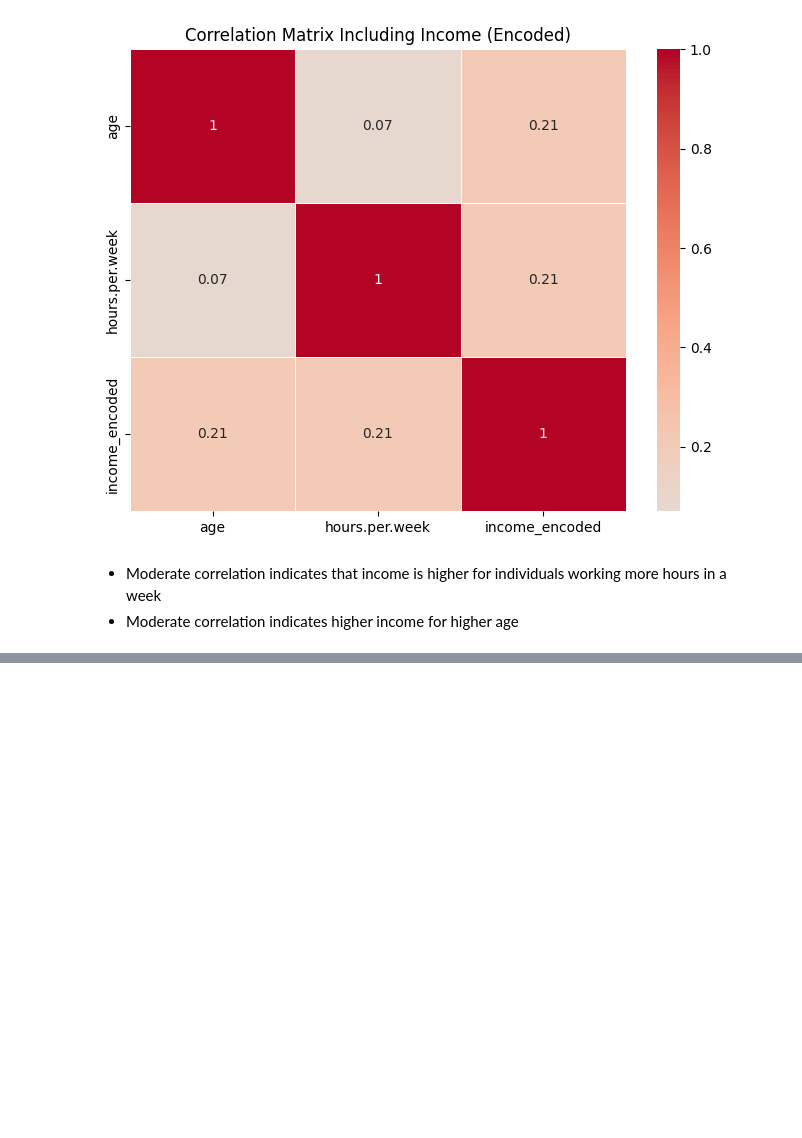
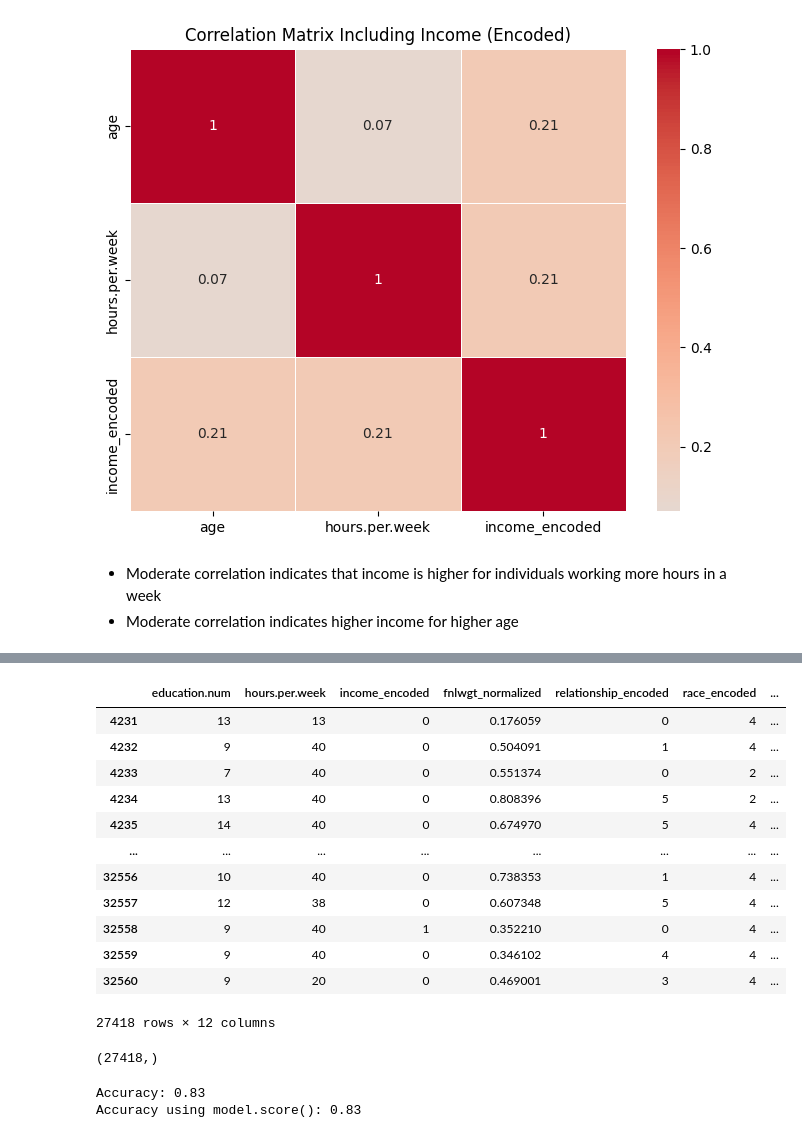
Before and after one commit to atharvawadekar/Adult-census-income-classification, a Jupyter notebook: phase1_eda.ipynb, the cells around one changed output, grey strips where cells are left out. Saved outputs shown, nothing was run; the diff lists cells and outputs as text; code cells hidden in the pictures; blank space fills up the shorter version.

```diff
--- a/phase1_eda.ipynb
+++ b/phase1_eda.ipynb
@@ -1172,0 +1195,27 @@ plt.show()
+# %%
+relationship_encoder = LabelEncoder()
+df['relationship_encoded'] = relationship_encoder.fit_transform(df['relationship'])
+
+race_encoder = LabelEncoder()
+df['race_encoded'] = race_encoder.fit_transform(df['race'])
+
+sex_encoder = LabelEncoder()
+df['sex_encoded'] = sex_encoder.fit_transform(df['sex'])
+
+martial_stat_encoder = LabelEncoder()
+df['marital.status_encoded'] = martial_stat_encoder.fit_transform(df['marital.status'])
+
+workclass_encoder = LabelEncoder()
+df['workclass_encoded'] = workclass_encoder.fit_transform(df['workclass'])
+
+occupation_encoder = LabelEncoder()
+df['occupation_encoded'] = occupation_encoder.fit_transform(df['occupation'])
+# %%
+education_encoder = OrdinalEncoder(categories=[['primary','middle-School','hs-grad','Others','bachelors','phd']])
+df['education_group_encoded'] = education_encoder.fit_transform(df[['education_group']])
+
+capital_diff_encoder = OrdinalEncoder(categories=[['Low','High']])
+df['capital_diff_encoded'] = capital_diff_encoder.fit_transform(df[['capital_diff']])
+
+age_bins_encoder = OrdinalEncoder(categories=[['15-25', '25-35', '35-45', '45-55', '55-65', '65-75','75-85','85-95']])
+df['age_bins_encoded'] = age_bins_encoder.fit_transform(df[['age_bins']])
@@ -1172,0 +1234,30 @@ plt.show()
+# %%
+df_final = df[['education.num','hours.per.week','income_encoded',
+       'fnlwgt_normalized', 'relationship_encoded', 'race_encoded',
+       'sex_encoded', 'marital.status_encoded', 'workclass_encoded',
+       'occupation_encoded', 'education_group_encoded',
+       'capital_diff_encoded']]
+df_final
+# %% [output]
+|  | education.num | hours.per.week | income_encoded | fnlwgt_normalized | relationship_encoded | race_encoded | ... |
+| 4231 | 13 | 13 | 0 | 0.176059 | 0 | 4 | ... |
+| 4232 | 9 | 40 | 0 | 0.504091 | 1 | 4 | ... |
+| 4233 | 7 | 40 | 0 | 0.551374 | 0 | 2 | ... |
+| 4234 | 13 | 40 | 0 | 0.808396 | 5 | 2 | ... |
+| 4235 | 14 | 40 | 0 | 0.674970 | 5 | 4 | ... |
+| ... | ... | ... | ... | ... | ... | ... | ... |
+| 32556 | 10 | 40 | 0 | 0.738353 | 1 | 4 | ... |
+| 32557 | 12 | 38 | 0 | 0.607348 | 5 | 4 | ... |
+| 32558 | 9 | 40 | 1 | 0.352210 | 0 | 4 | ... |
+| 32559 | 9 | 40 | 0 | 0.346102 | 4 | 4 | ... |
+| 32560 | 9 | 20 | 0 | 0.469001 | 3 | 4 | ... |
+27418 rows × 12 columns
+# %%
+features = ['education.num','hours.per.week','fnlwgt_normalized', 'relationship_encoded', 'race_encoded','sex_encoded', 'marital.status_encoded', 'workclass_encoded',
+       'occupation_encoded', 'education_group_encoded',
+       'capital_diff_encoded']
+target = ['income_encoded']
+X = df_final[features]
+y = df_final[target].values.flatten()
+# %% [output]
+(27418,)
@@ -1172,0 +1266,13 @@ plt.show()
+# %%
+model = LogisticRegression(max_iter=500)
+model.fit(X_train, y_train)
+
+y_pred = model.predict(X_test)
+
+accuracy = accuracy_score(y_test, y_pred)
+print(f'Accuracy: {accuracy:.2f}')
+
+print(f'Accuracy using model.score(): {model.score(X_test, y_test):.2f}')
+# %% [output]
+Accuracy: 0.83
+Accuracy using model.score(): 0.83
```
Also changed, not shown: parts of 30 cells of this notebook.
